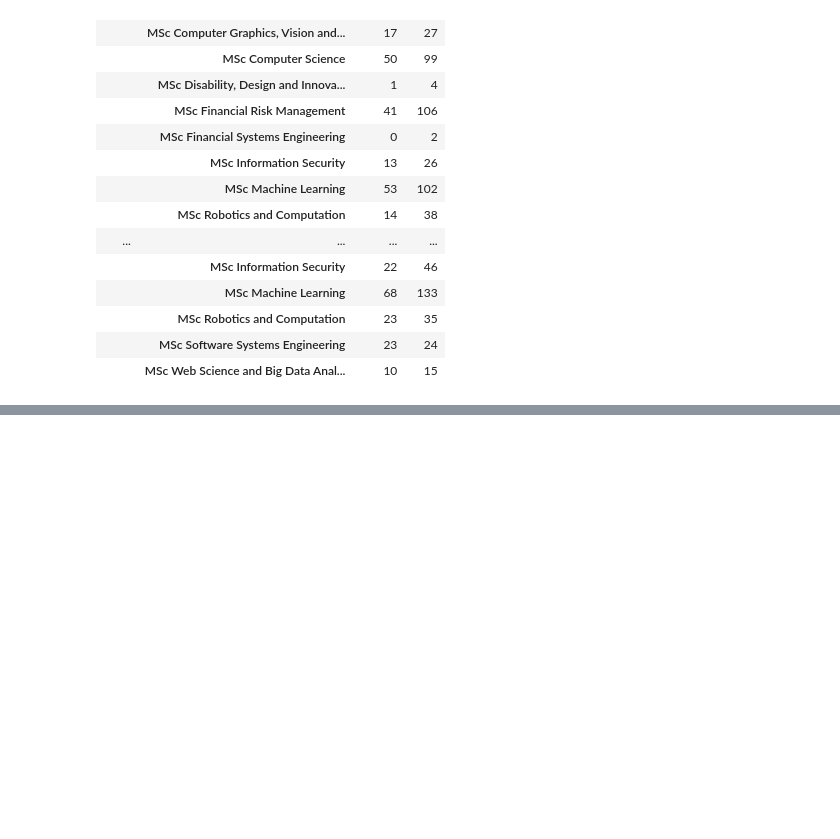
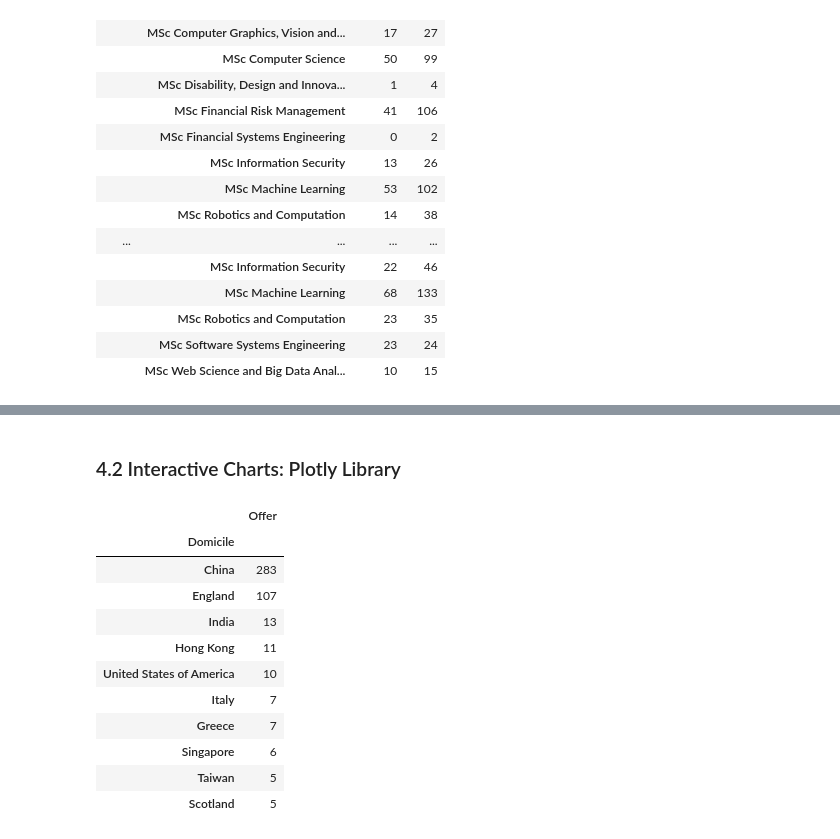
Before and after one commit to sammcilroy/ucl_jupyter_walkthrough, a Jupyter notebook: ucl_jupyter_walkthrough.ipynb, the cells around one changed output, grey strips where cells are left out. Saved outputs shown, nothing was run; the diff lists cells and outputs as text; code cells hidden in the pictures; blank space fills up the shorter version.

```diff
--- a/ucl_jupyter_walkthrough.ipynb
+++ b/ucl_jupyter_walkthrough.ipynb
@@ -546,0 +556,19 @@ fig1.show()
+# %% [markdown]
+### 4.2 Interactive Charts: Plotly Library
+# %%
+# make a new dataframe sorting by largest sum of Offers, restrict to top 10, sort descending
+top10_domicile = pd.DataFrame(cs.groupby('Domicile')['Offer'].sum().nlargest(10).sort_values(ascending = False))
+top10_domicile
+# %% [output]
+|  | Offer |
+| Domicile |  |
+| China | 283 |
+| England | 107 |
+| India | 13 |
+| Hong Kong | 11 |
+| United States of America | 10 |
+| Italy | 7 |
+| Greece | 7 |
+| Singapore | 6 |
+| Taiwan | 5 |
+| Scotland | 5 |
```
Also changed, not shown: parts of 20 cells of this notebook.
